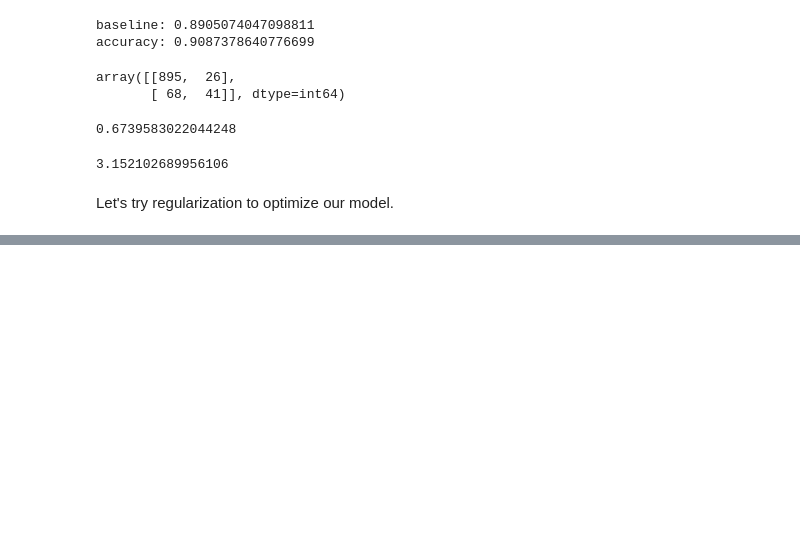
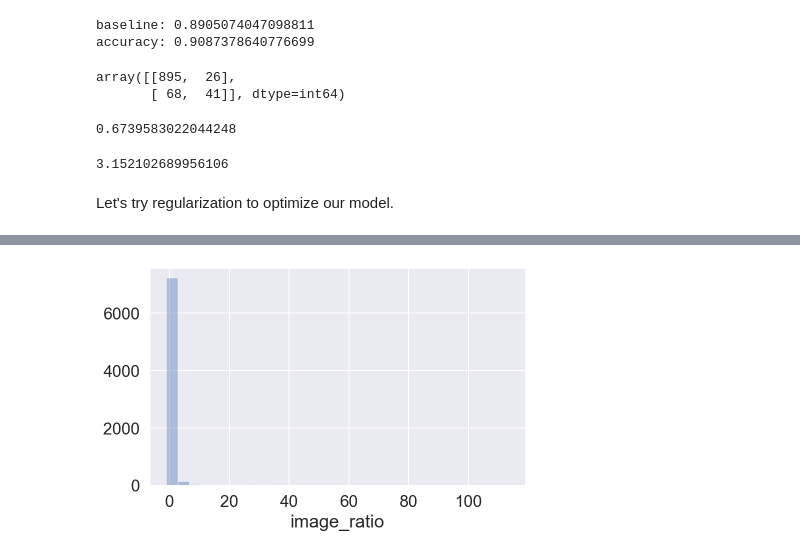
Before and after one commit to Andaluz/Data_Science, a Jupyter notebook: Logistic_Regression.ipynb, the cells around one changed output, grey strips where cells are left out. Drawn from its saved outputs; the diff is of its cells as text; code cells hidden in the pictures; blank space fills up the shorter version.

```diff
--- a/Logistic_Regression.ipynb
+++ b/Logistic_Regression.ipynb
@@ -630,0 +792,5 @@ AUROC: 0.6971381326639373 for C = 1.9
+# %%
+# Let's visualize #
+sns.distplot(data.image_ratio, bins=30, kde=False);
+# %% [output]
+[figure, added]
```
Also changed, not shown: parts of 32 cells of this notebook.
